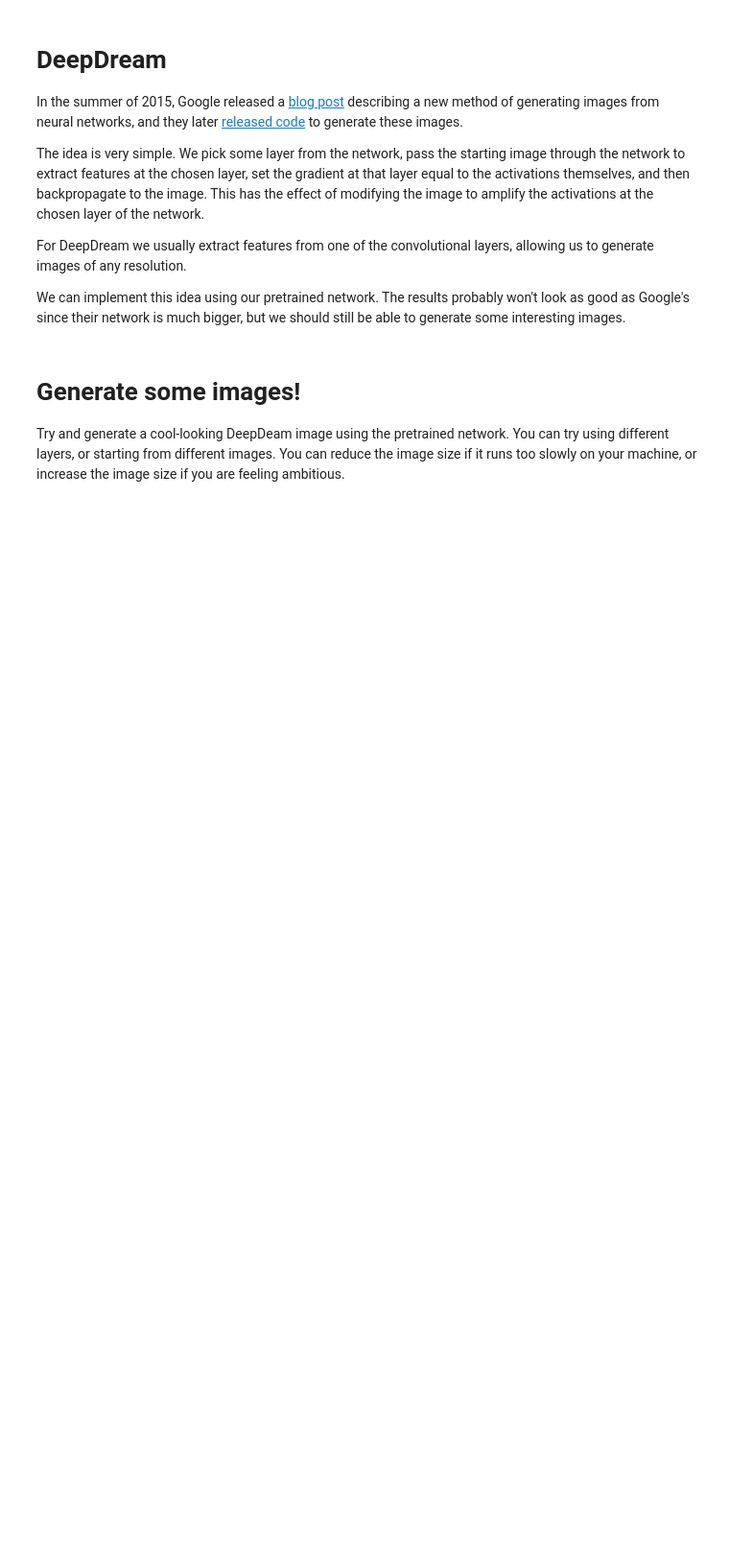
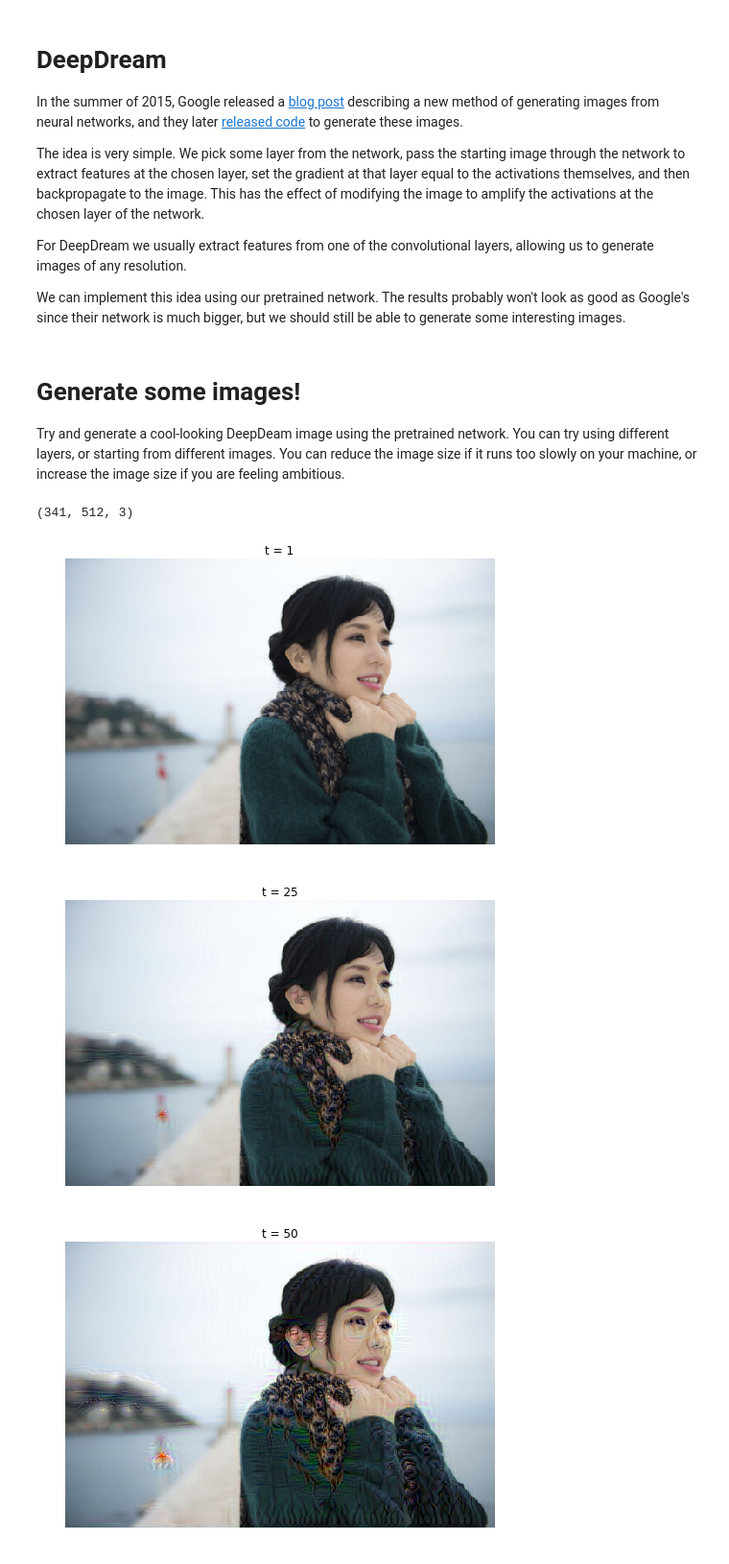
Before and after one commit to JyiHUO/cs231_idea, a Jupyter notebook: assignment3/ImageGeneration.ipynb, the cells around one changed output. Shown at 96% size. Saved outputs shown, nothing was run; the diff lists cells and outputs as text; code cells hidden in the pictures; blank space fills up the shorter version.

```diff
--- a/assignment3/ImageGeneration.ipynb
+++ b/assignment3/ImageGeneration.ipynb
@@ -339,7 +451,10 @@ def deepdream(X, layer, model, **kwargs):
     # computing the image gradient dX, you should use the learning rate to     #
     # update the image X.                                                      #
     ############################################################################
-    pass
+    out, cache = model.forward(X, end = layer)
+    dout = out
+    dX, grad = model.backward(dout, cache)
+    X += learning_rate*dX
     ############################################################################
     #                             END OF YOUR CODE                             #
     ############################################################################
@@ -366,24 +481,30 @@ Try and generate a cool-looking DeepDeam image using the pretrained network. You
 # %%
 def read_image(filename, max_size):
   """
   Read an image from disk and resize it so its larger side is max_size
   """
   img = imread(filename)
   H, W, _ = img.shape
   if H >= W:
     img = imresize(img, (max_size, int(W * float(max_size) / H)))
   elif H < W:
     img = imresize(img, (int(H * float(max_size) / W), max_size))
   return img
 
-filename = 'kitten.jpg'
-max_size = 256
+filename = 'woman.jpg'
+max_size = 512
 img = read_image(filename, max_size)
+print img.shape
 plt.imshow(img)
 plt.axis('off')
 
 # Preprocess the image by converting to float, transposing,
 # and performing mean subtraction.
 img_pre = preprocess_image(img, data['mean_image'], mean='pixel')
 
 out = deepdream(img_pre, 7, model, learning_rate=2000)
+# %% [output]
+(341, 512, 3)
+[figure, added]
+[figure, added]
+[figure, added]
```
Also changed, not shown: parts of 11 cells of this notebook, 2 other files.
